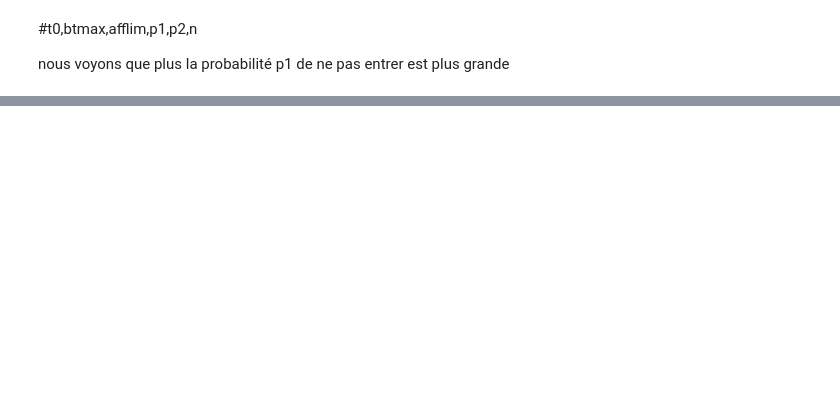
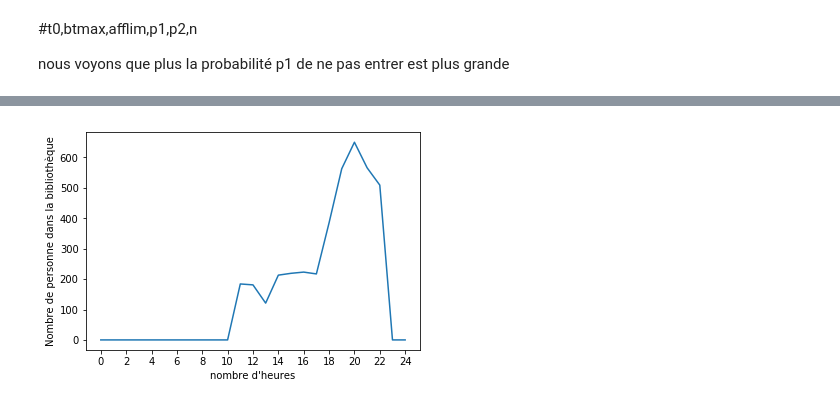
Before and after one commit to sebtuaux/biblioth-que, a Jupyter notebook: Remplissage d'une bibilothèque.ipynb, the cells around one changed output, grey strips where cells are left out. Cells and saved outputs as stored; diff of their text form; code cells hidden in the pictures; blank space fills up the shorter version.

```diff
--- a/Remplissage d'une bibilothèque.ipynb
+++ b/Remplissage d'une bibilothèque.ipynb
@@ -233,0 +324,5 @@ for i in jour:
+# %%
+#Voici un test pour vérifier la fonction découpage, elle ne doit pas retourner 'error' aux horaires d'ouverture
+for i in range(24):
+        print( decoupage(phase,i) ,i )
+#On retourne 'error' aux horaires de fermeture
@@ -233,0 +420,10 @@ for i in jour:
+# %%
+def alea_flux(aff):
+    '''
+    float->int
+    en fonction du taux d'affluence et d'une probabilité ,retourne 1 si l'élève rentre, sinon 0.
+    '''
+    u = np.random.random() # u est un nombre aléatoire entre 0 et 1
+    if u < 0.5:
+        return 0
+    return 1
@@ -233,0 +432,19 @@ for i in jour:
+# %%
+# s: nombre de personnes qui entrent ou qui sortent de al bibliothèque
+def nb_flux(aff,emax,Nom_phase,btmax):
+    '''float * int * str * int -> int
+       retourne le nombre de flux'''
+
+    # Attention ! : 'bigstay' et 'unknown' sont en valeurs absolues
+    #Flux est un dictionnaire de proportion en fonction des phases
+    Flux = {"bigenter": 1/2,'bigexit' : -1/6, 'bigstay' : 1/70, 'unknown' : 1/4}
+
+    nbtir=round(Flux[Nom_phase]*btmax)
+    s=0
+    for i in range(abs(nbtir)):
+        s += alea_flux(aff)
+    s*= signe(nbtir)
+
+    if Nom_phase == 'bigstay' or Nom_phase == 'unknown':
+        s*=alea_signe()
+    return s
@@ -233,0 +524,12 @@ for i in jour:
+# %%
+def plotb2(L):
+    plt.figure()
+    plt.plot(L)
+    plt.ylabel("Nombre de personne dans la bibliothèque")
+    plt.xlabel("nombre d'heures")
+    plt.xticks([i for i in range(0,25,1)])
+    plt.show()
+    return
+plotb1(bibliothèquetemp2(0,745,"lundi"))
+# %% [output]
+[figure, added]
```
Also changed, not shown: parts of 45 cells of this notebook.
